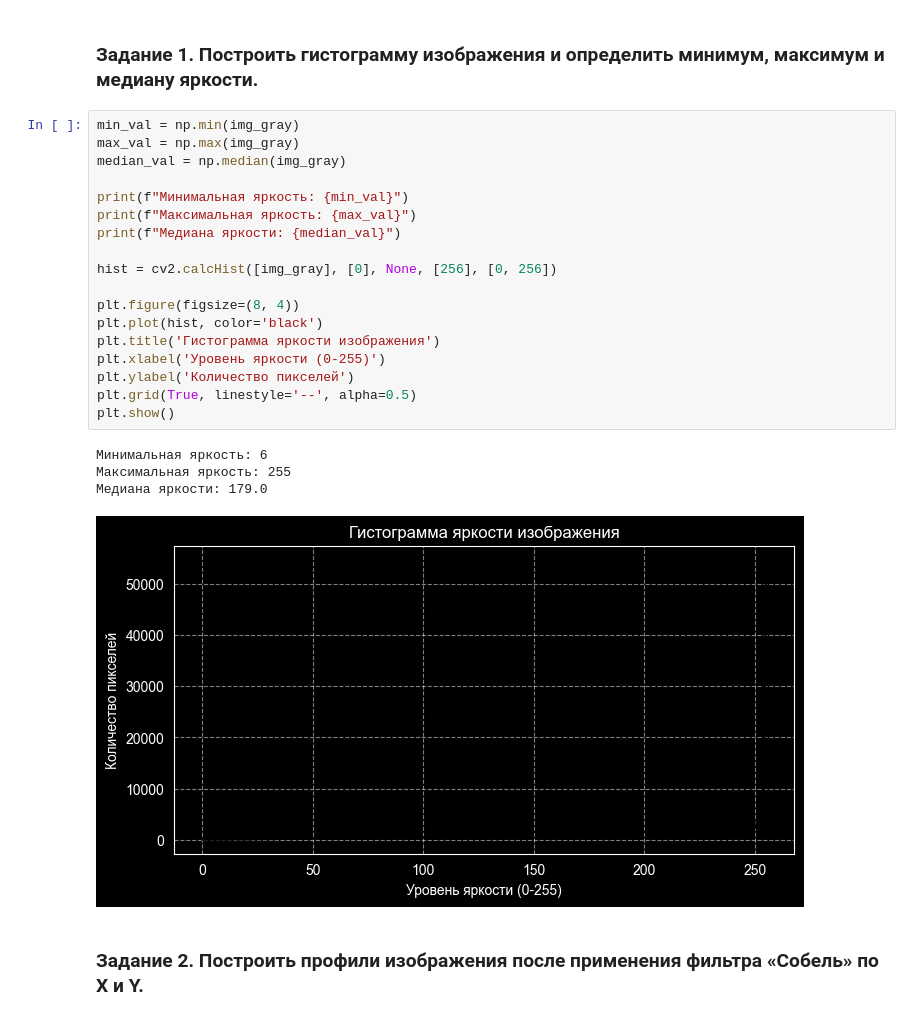
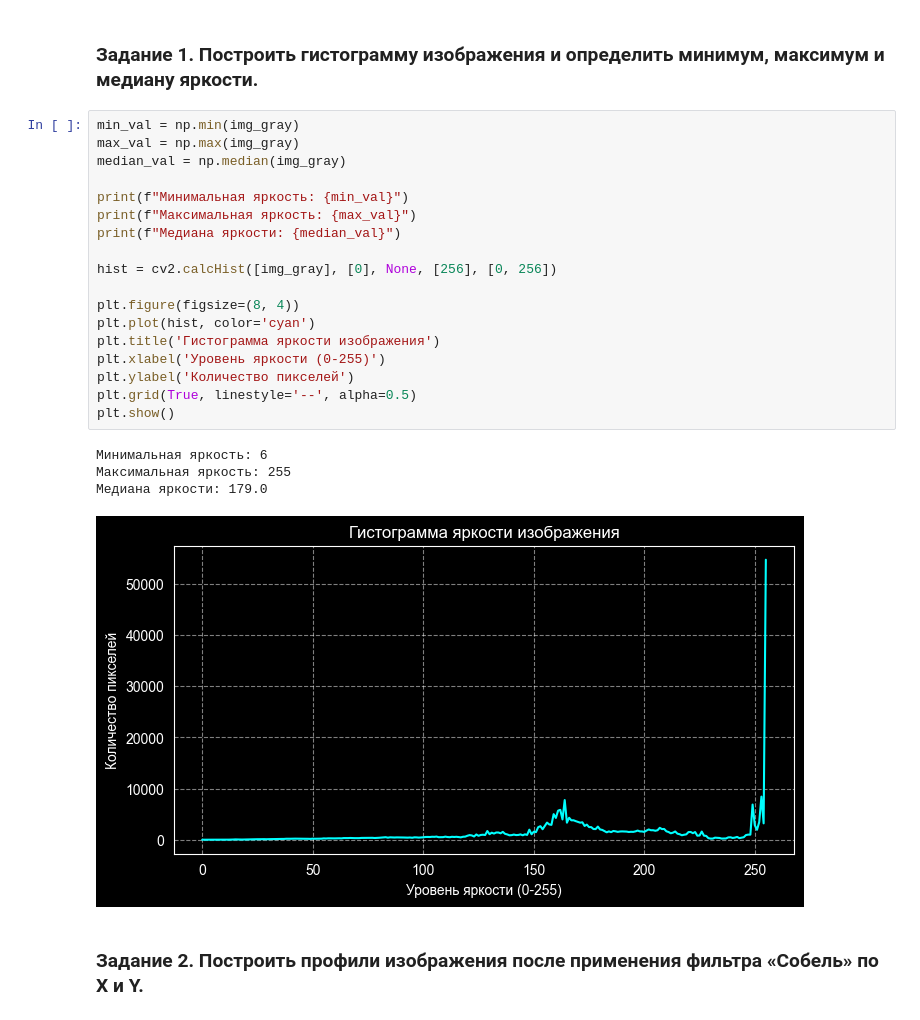
Before and after one commit to quistxnd/cv, a Jupyter notebook: lab2/lab2.ipynb, the cells around one changed output. Drawn from its saved outputs; the diff is of its cells as text.

```diff
--- a/lab2/lab2.ipynb
+++ b/lab2/lab2.ipynb
@@ -27,26 +27,26 @@ show_image(img, "Исходное изображение")
 # %%
 min_val = np.min(img_gray)
 max_val = np.max(img_gray)
 median_val = np.median(img_gray)
 
 print(f"Минимальная яркость: {min_val}")
 print(f"Максимальная яркость: {max_val}")
 print(f"Медиана яркости: {median_val}")
 
 hist = cv2.calcHist([img_gray], [0], None, [256], [0, 256])
 
 plt.figure(figsize=(8, 4))
-plt.plot(hist, color='black')
+plt.plot(hist, color='cyan')
 plt.title('Гистограмма яркости изображения')
 plt.xlabel('Уровень яркости (0-255)')
 plt.ylabel('Количество пикселей')
 plt.grid(True, linestyle='--', alpha=0.5)
 plt.show()
 # %% [output]
 Минимальная яркость: 6
 Максимальная яркость: 255
 Медиана яркости: 179.0
-[figure, old version]
+[figure, new version]
 # %% [markdown]
 ### Задание 2. Построить профили изображения после применения фильтра «Собель» по X и Y.
 # %%
```
